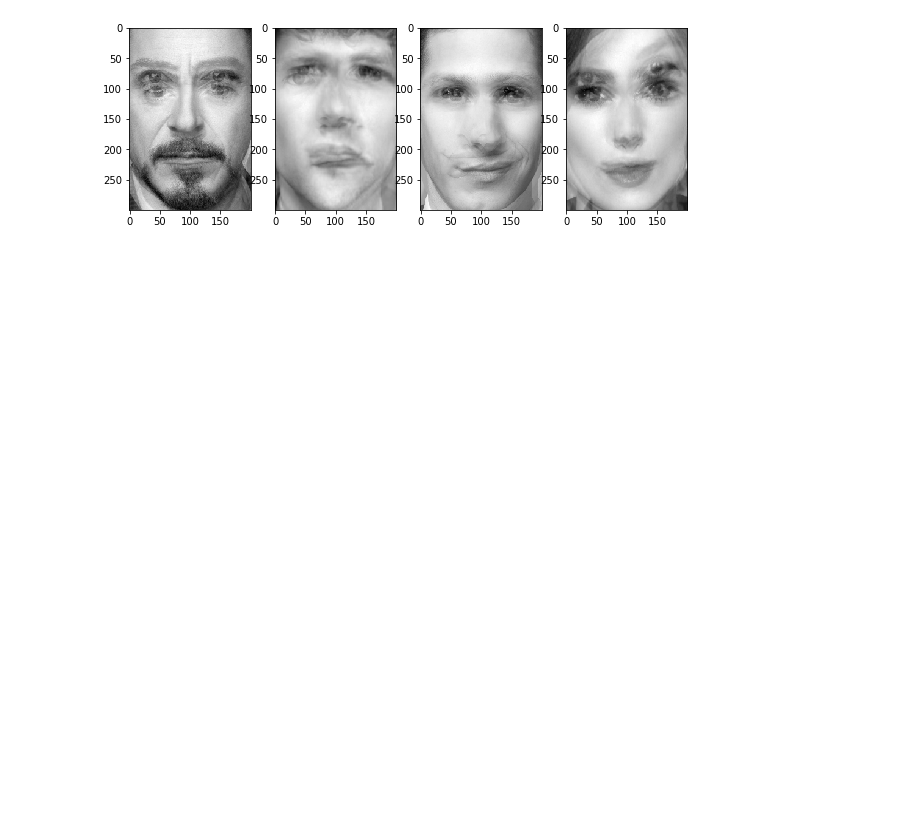
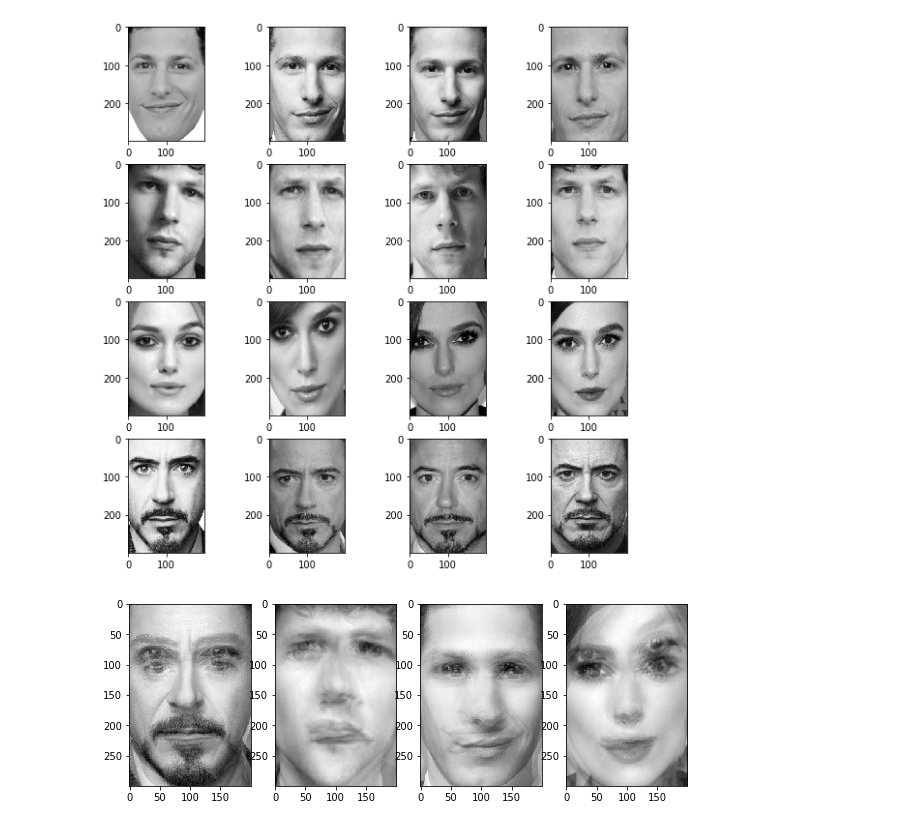
Before and after one commit to B33Boy/Data-Driven-Algorithms-Collection, a Jupyter notebook: Principal Component Analysis/Eigenface.ipynb, the cells around one changed output. Saved outputs shown, nothing was run; the diff lists cells and outputs as text; code cells hidden in the pictures; blank space fills up the shorter version.

```diff
--- a/Principal Component Analysis/Eigenface.ipynb
+++ b/Principal Component Analysis/Eigenface.ipynb
@@ -59,2 +8,31 @@ plt.show()
+# %%
+ax, fig = plt.subplots(4, 4, figsize=(10,10))
+
+# Quick helper function to scale images to a uniform length in grayscale
+def preprocess_face(img):
+    temp = cv2.imread(img)
+    temp = cv2.cvtColor(temp, cv2.COLOR_BGR2GRAY)
+    temp = cv2.resize(temp, (200,300))
+    return cv2.normalize(temp.astype('float'), None, 0.0, 1.0, cv2.NORM_MINMAX)
+
+img_list = []
+
+for file in glob.glob('eigenface_images/*.jpg'):
+    img_list.append(preprocess_face(file))
+
+r = 0
+c = 0
+
+for img in img_list:
+    fig[c,r].imshow(img, cmap="gray")
+
+    # Controls plotting order
+    if(r<3):
+        r+=1
+    else:
+        r=0
+        c+=1
+# %% [output]
+[figure, added]
 # %%
 # Lets get the average faces for each
```
Also changed, not shown: parts of 7 cells of this notebook.
